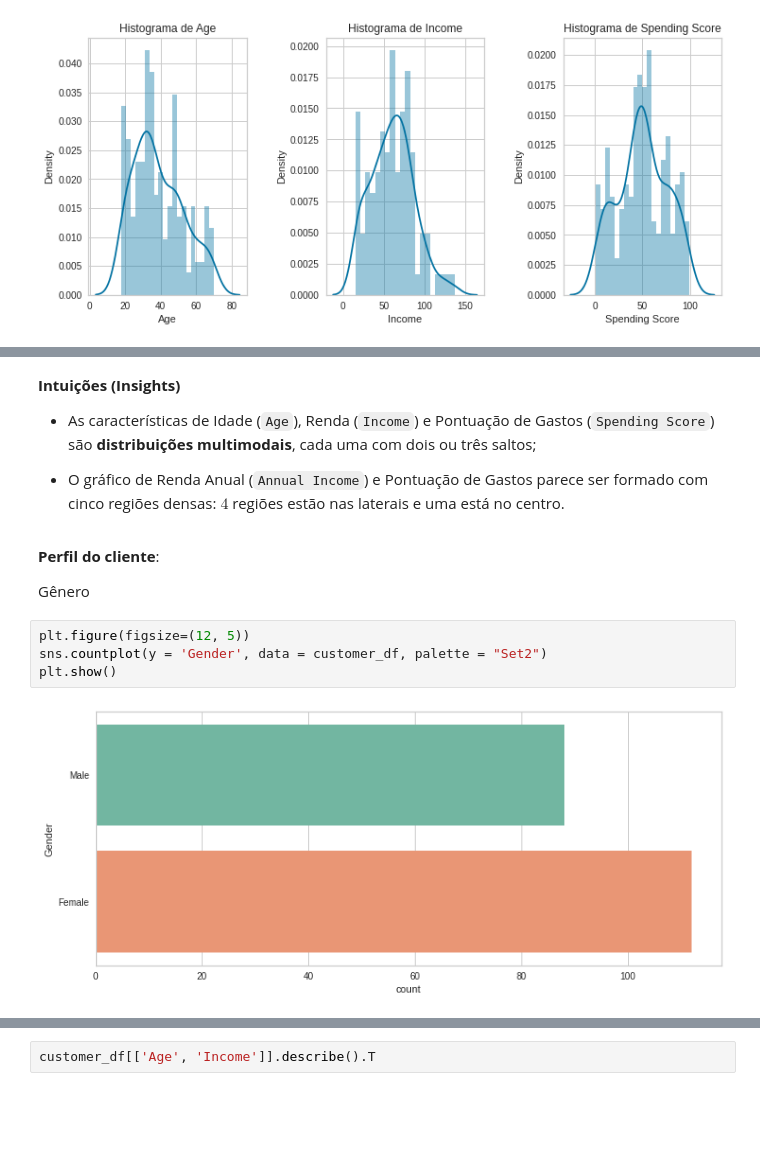
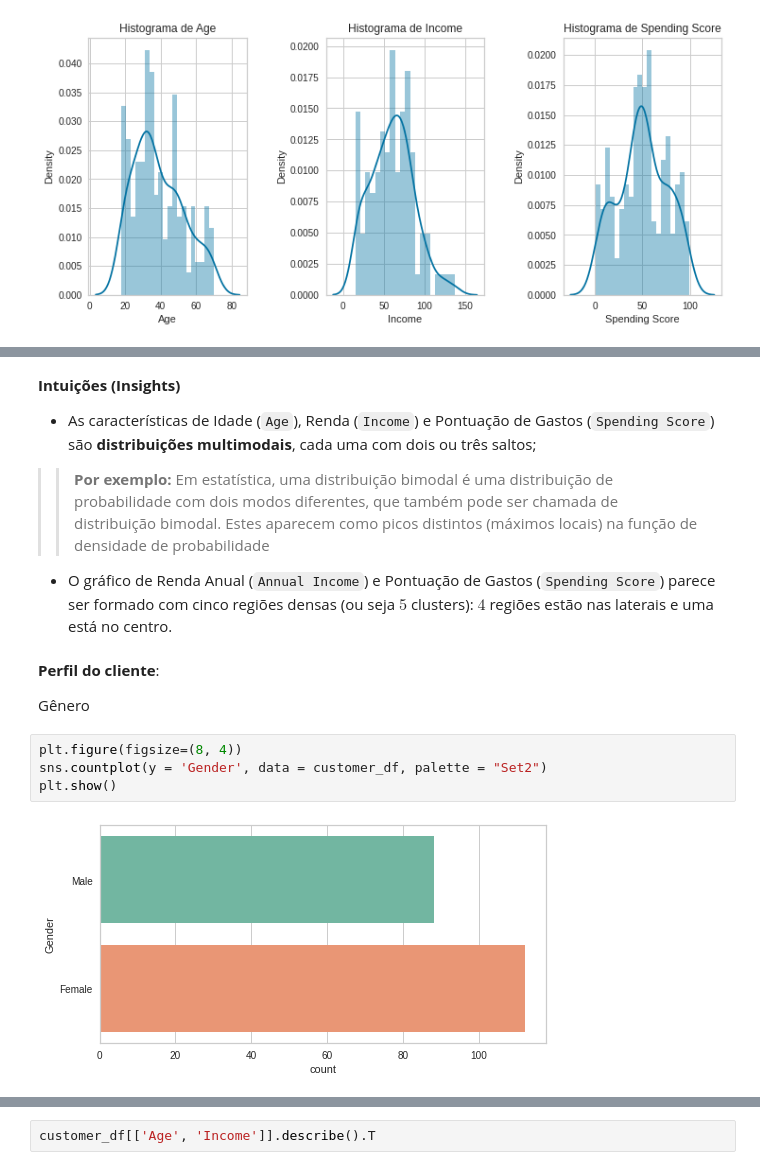
Before and after one commit to EddyGiusepe/Segmentacao_de_clientes_KMeans, a Jupyter notebook: Segmentação_de_clientes_shopping_KMeans.ipynb, the cells around one changed output, grey strips where cells are left out. Saved outputs shown, nothing was run; the diff lists cells and outputs as text; blank space fills up the shorter version.

```diff
--- a/Segmentação_de_clientes_shopping_KMeans.ipynb
+++ b/Segmentação_de_clientes_shopping_KMeans.ipynb
@@ -160,15 +177,17 @@ plt.show()
 
 * As características de Idade (``Age``), Renda (``Income``) e Pontuação de Gastos (``Spending Score``) são **distribuições multimodais**, cada uma com dois ou três saltos;
 
-* O gráfico de Renda Anual (``Annual Income``) e Pontuação de Gastos parece ser formado com cinco regiões densas: $4$ regiões estão nas laterais e uma está no centro.
+>> **Por exemplo:** Em estatística, uma distribuição bimodal é uma distribuição de probabilidade com dois modos diferentes, que também pode ser chamada de distribuição bimodal. Estes aparecem como picos distintos (máximos locais) na função de densidade de probabilidade
+
+* O gráfico de Renda Anual (``Annual Income``) e Pontuação de Gastos (``Spending Score``) parece ser formado com cinco regiões densas (ou seja $5$ clusters): $4$ regiões estão nas laterais e uma está no centro.
 # %% [markdown]
 **Perfil do cliente**:
 
 Gênero
 # %%
-plt.figure(figsize=(12, 5))
+plt.figure(figsize=(8, 4))
 sns.countplot(y = 'Gender', data = customer_df, palette = "Set2")
 plt.show()
 # %% [output]
-[figure, old version]
+[figure, new version]
 # %%
```
Also changed, not shown: parts of 30 cells of this notebook.
